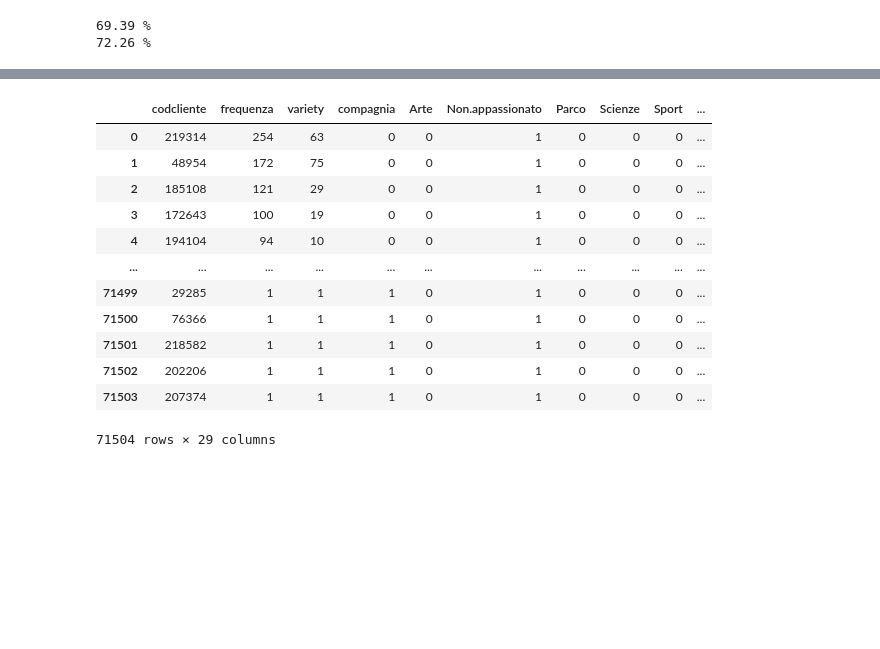
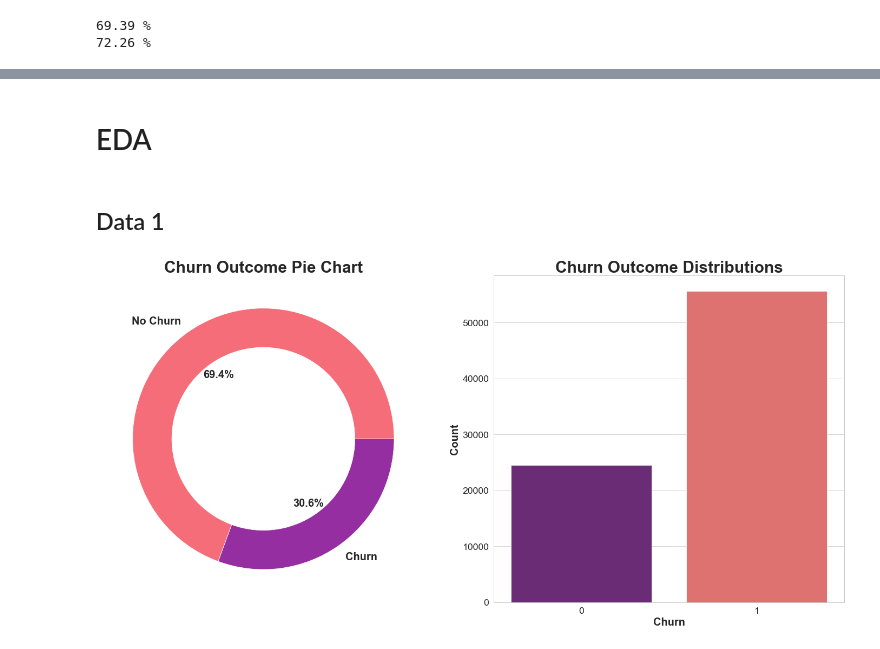
Before and after one commit to MattiaBrocco/Business-Analytics-Project, a Jupyter notebook: Business_Analytics_project.ipynb, the cells around one changed output, grey strips where cells are left out. Drawn from its saved outputs; the diff is of its cells as text; code cells hidden in the pictures; blank space fills up the shorter version.

```diff
--- a/Business_Analytics_project.ipynb
+++ b/Business_Analytics_project.ipynb
@@ -261,16 +276,0 @@ sns.countplot(df["si2014"], palette = "viridis")
-# %%
-df
-# %% [output]
-|  | codcliente | frequenza | variety | compagnia | Arte | Non.appassionato | Parco | Scienze | Sport | ... |
-| 0 | 219314 | 254 | 63 | 0 | 0 | 1 | 0 | 0 | 0 | ... |
-| 1 | 48954 | 172 | 75 | 0 | 0 | 1 | 0 | 0 | 0 | ... |
-| 2 | 185108 | 121 | 29 | 0 | 0 | 1 | 0 | 0 | 0 | ... |
-| 3 | 172643 | 100 | 19 | 0 | 0 | 1 | 0 | 0 | 0 | ... |
-| 4 | 194104 | 94 | 10 | 0 | 0 | 1 | 0 | 0 | 0 | ... |
-| ... | ... | ... | ... | ... | ... | ... | ... | ... | ... | ... |
-| 71499 | 29285 | 1 | 1 | 1 | 0 | 1 | 0 | 0 | 0 | ... |
-| 71500 | 76366 | 1 | 1 | 1 | 0 | 1 | 0 | 0 | 0 | ... |
-| 71501 | 218582 | 1 | 1 | 1 | 0 | 1 | 0 | 0 | 0 | ... |
-| 71502 | 202206 | 1 | 1 | 1 | 0 | 1 | 0 | 0 | 0 | ... |
-| 71503 | 207374 | 1 | 1 | 1 | 0 | 1 | 0 | 0 | 0 | ... |
-71504 rows × 29 columns
@@ -278,0 +279,24 @@ df
+# %% [markdown]
+# EDA
+# %% [markdown]
+## Data 1
+# %%
+sns.set_context('paper', font_scale = 2)
+fig = plt.figure(figsize = (20, 10))
+plt.subplot(121)
+plt.pie(data1["si2014"].value_counts(), labels = ['No Churn', 'Churn'], colors= ["#F66D7A","#952EA0"],
+        autopct = '%.1f%%', radius = 1, textprops={'fontsize': 20, 'fontweight': 'bold'})
+my_circle = plt.Circle( (0,0), 0.7, color = 'white')
+p = plt.gcf()
+p.gca().add_artist(my_circle)
+
+plt.title('Churn Outcome Pie Chart', fontsize = 30, fontweight = 'bold')
+plt.subplot(122)
+t = sns.countplot(data1["si2014"], palette = 'magma')
+t.set_xlabel('Churn', fontweight = 'bold', fontsize = 20)
+t.set_ylabel('Count', fontweight = 'bold', fontsize = 20)
+plt.title('Churn Outcome Distributions', fontsize = 30, fontweight = 'bold')
+plt.tight_layout()
+plt.savefig("Data1_churn_distribution.jpg", dpi = 300)
+# %% [output]
+[figure, added]
```
Also changed, not shown: parts of 19 cells of this notebook, 1 other file.
